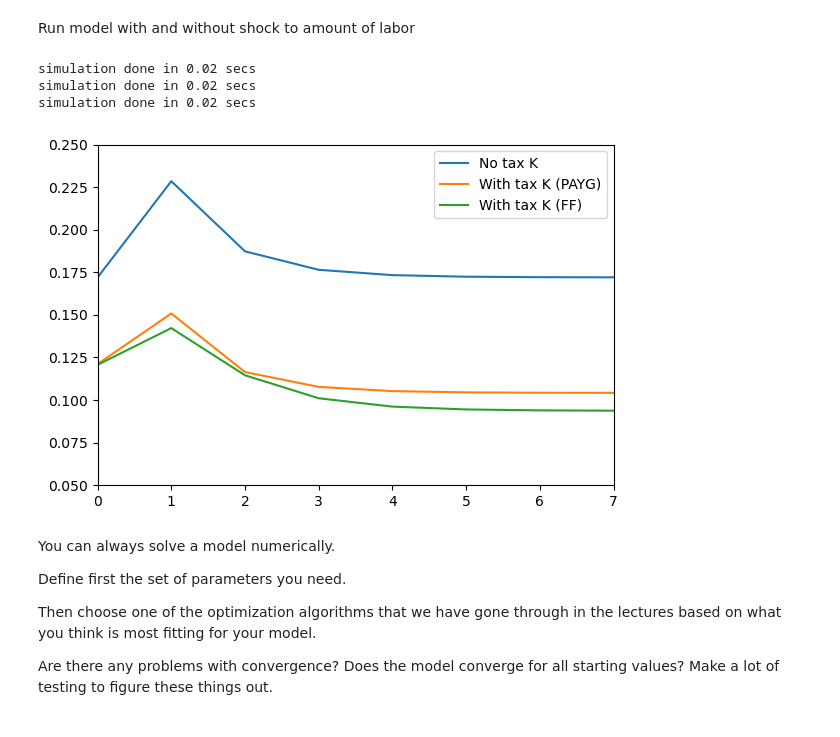
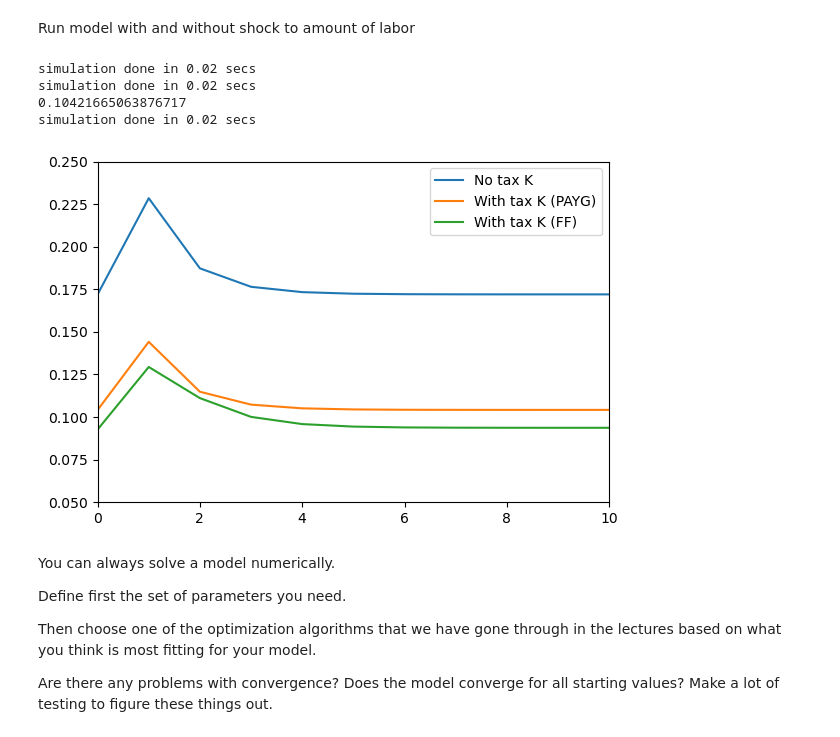
Before and after one commit to NumEconCopenhagen/projects-2023-jacob-per, a Jupyter notebook: modelproject/modelprojectsimple.ipynb, the cells around one changed output. Saved outputs shown, nothing was run; the diff lists cells and outputs as text; code cells hidden in the pictures.

```diff
--- a/modelproject/modelprojectsimple.ipynb
+++ b/modelproject/modelprojectsimple.ipynb
@@ -194,31 +194,36 @@ Run model with and without shock to amount of labor
 # %%
 fig = plt.figure(figsize=(6,6/1.5))
 ax = fig.add_subplot(1,1,1)
 
 par.tau_w=0.0
+par.K_lag_ini = 0.172
 model.simulate(shock=True)
 baseline = model.sim
 ax.plot(baseline.K,label='No tax K')
 
 par.tau_w = 0.1
+par.K_lag_ini = 0.104
 model.simulate(shock=True,regime='PAYG')
 shockmodelPAYG = model.sim
 ax.plot(shockmodelPAYG.K,label='With tax K (PAYG)')
+print(sim.K_lag[-1])
 
 par.tau_w = 0.1
+par.K_lag_ini = 0.093
 model.simulate(shock=True,regime='FF')
 shockmodelFF = model.sim
 ax.plot(shockmodelFF.K,label='With tax K (FF)')
 
 ax.legend(frameon=True)
 plt.ylim([0.05, 0.25])
-plt.xlim([0,7])
+plt.xlim([0,10])
 fig.tight_layout()
 # %% [output]
 simulation done in 0.02 secs
 simulation done in 0.02 secs
+0.10421665063876717
 simulation done in 0.02 secs
-[figure, old version]
+[figure, new version]
 # %% [markdown]
 You can always solve a model numerically.
 
```
Also changed, not shown: 1 other file.
